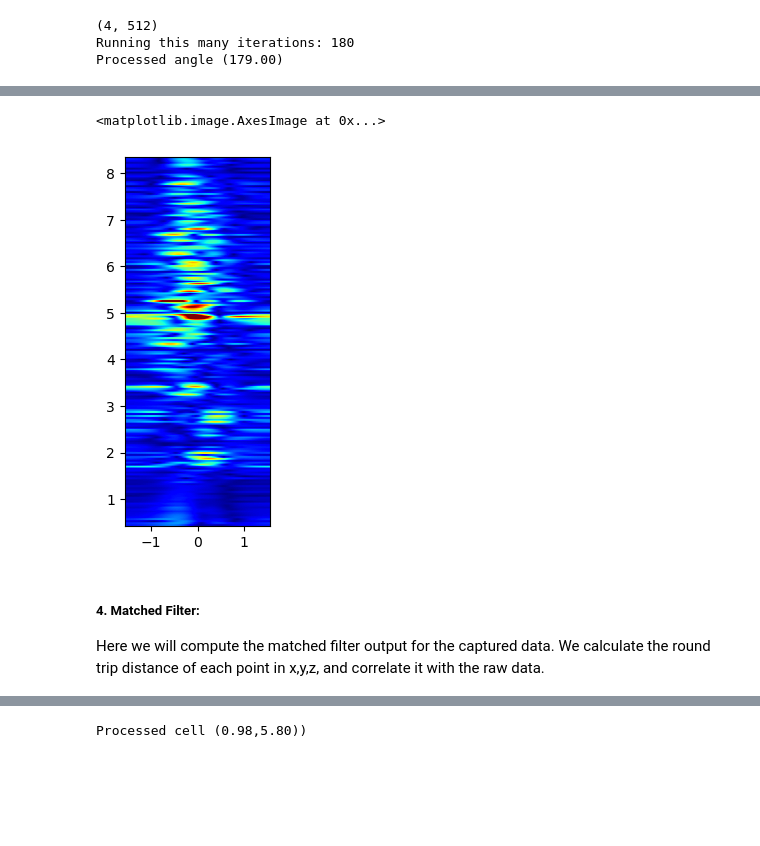
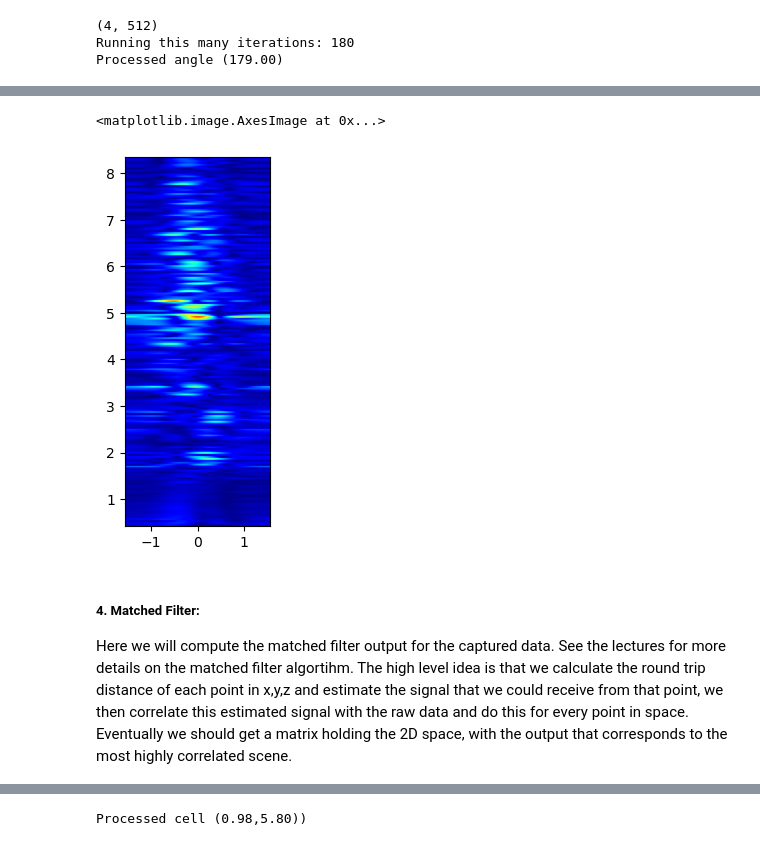
Before and after one commit to hailanzs/comm-proj-radar, a Jupyter notebook: exercise_1.ipynb, the cells around one changed output, grey strips where cells are left out. Drawn from its saved outputs; the diff is of its cells as text; code cells hidden in the pictures; blank space fills up the shorter version.

```diff
--- a/exercise_1.ipynb
+++ b/exercise_1.ipynb
@@ -115,0 +125,17 @@ beat_freq = np.reshape(beat_freq,(-1,adc_samples))
+# %%
+def steering_vec(theta,locs):
+    '''
+    Calculates the steering vector based on the angle given (theta) and the angtenna array locations.
+
+    Paramters:
+    - theta: angle of arrival that we are calculating the steering vector for (radians)
+    - locs: antenna locations
+
+    Returns:
+    - bf_vector: steering vector
+    '''
+
+    cos_theta = np.cos(theta) # angle that the signal is coming from
+    bf_vector = np.exp(1j*(2*np.pi*(locs*cos_theta)/lm))
+
+    return bf_vector
@@ -148,9 +176,8 @@ def beamform_1d(beat_freq_data, theta_s, theta_e, theta_res, locs):
 
     ######################## BF Calculations ###########################3
     for kt in range(N_theta):
-        cos_theta = np.cos(theta[kt]) # angle that the signal is coming from
-        Vec = np.exp(1j*(2*np.pi*(locs*cos_theta)/lm))
-        VecRFI = np.squeeze(np.repeat(Vec[:, np.newaxis], adc_samples, axis=1))
+        Vec = steering_vec(theta[kt],locs)
+        VecRFI = np.squeeze(np.repeat(Vec[:, np.newaxis], adc_samples, axis=1)) # make sure the size of the steering vector is the same as the data
         sph_pwr[kt, :] = np.squeeze(np.sum(np.multiply(np.squeeze(beat_freq_data),VecRFI), axis=(0)))
         print("Processed angle (%.2f)" % (theta[kt]*180/np.pi), end='\r')
     return sph_pwr, theta
@@ -169,17 +198,19 @@ Processed angle (179.00)
 # %%
 plot_lim_y = [10,200]
 plot_lim_x = [0 - theta_s,179 - theta_s]
 to_plot = bf_output
 to_plot = to_plot[plot_lim_x[0]:plot_lim_x[1],plot_lim_y[0]:plot_lim_y[1]]
 to_plot = to_plot/np.max(np.reshape(to_plot,(1,-1)))
 to_plot = to_plot[:,::-1]
-plt.imshow(abs((to_plot).T), extent=[theta[plot_lim_x[0]]-np.pi/2, theta[plot_lim_x[1]]-np.pi/2,plot_lim_y[0] * 0.041763,plot_lim_y[1] * 0.041763],cmap = 'jet',  vmin=0, vmax=1) # this is giving the y axis in meters, and x axis in angles
+plt.imshow(abs((to_plot).T), extent=[theta[plot_lim_x[0]]-np.pi/2, theta[plot_lim_x[1]]-np.pi/2,plot_lim_y[0] * 0.041763,plot_lim_y[1] * 0.041763],cmap = 'jet',  vmin=0, vmax=1.2) # this is giving the y axis in meters, and x axis in angles
 # %% [output]
 <matplotlib.image.AxesImage at 0x...>
-[figure, old version]
+[figure, new version]
 # %% [markdown]
 <h5> 4. Matched Filter:</h5>
-Here we will compute the matched filter output for the captured data. We calculate the round trip distance of each point in x,y,z, and correlate it with the raw data.
+Here we will compute the matched filter output for the captured data. See the lectures for more details on the matched filter algortihm.
+The high level idea is that we calculate the round trip distance of each point in x,y,z and estimate the signal that we could receive from that point, we then correlate this estimated signal with the raw data and do this for every point in space.
+Eventually we should get a matrix holding the 2D space, with the output that corresponds to the most highly correlated scene.
 # %%
 ######## 1D Imaging in Cartesian #############
 def matched_filter_1d(raw_data_1d, num_x_cells, num_y_cells, x_radar_tx, x_radar_rx):
```
Also changed, not shown: parts of 19 cells of this notebook, 2 other files.
